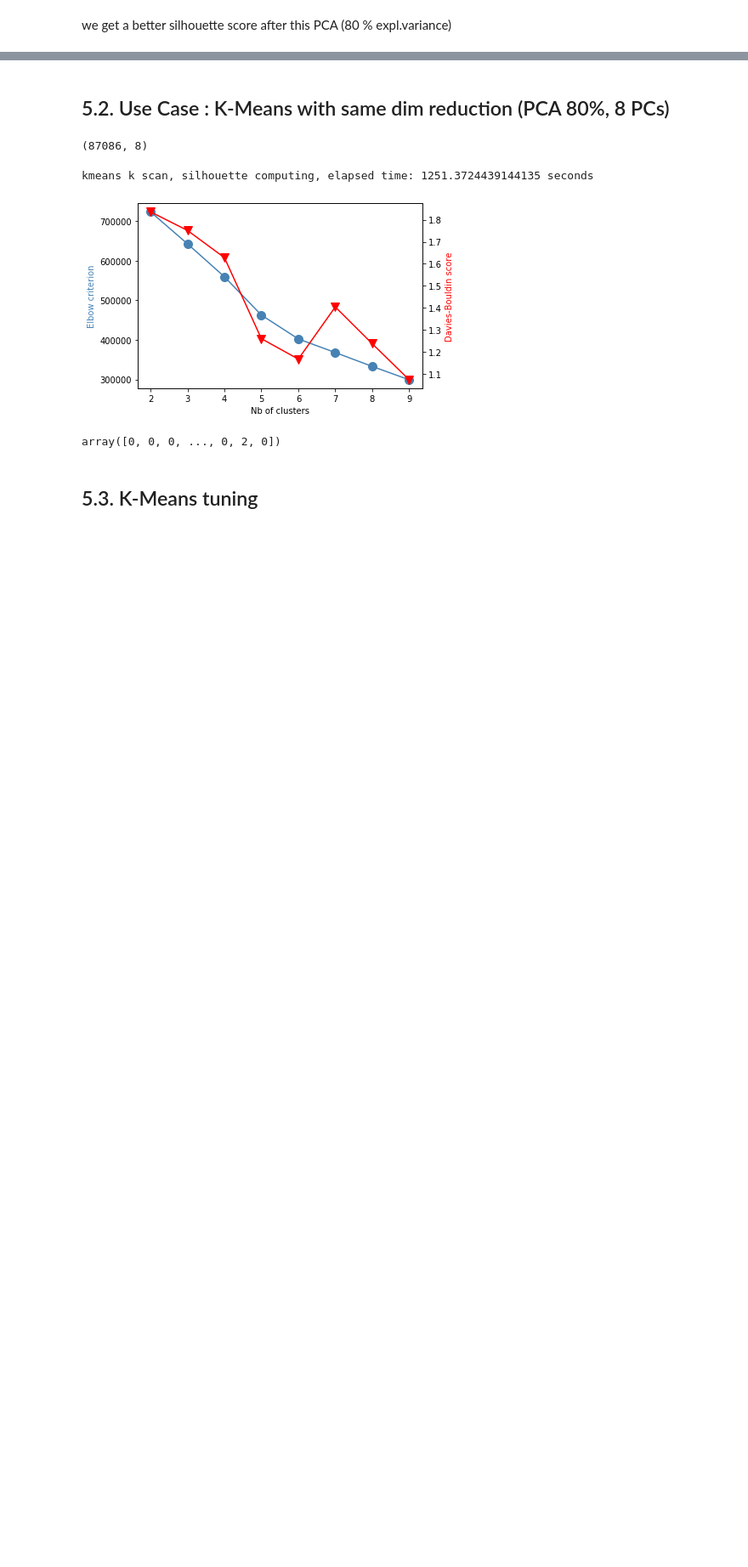
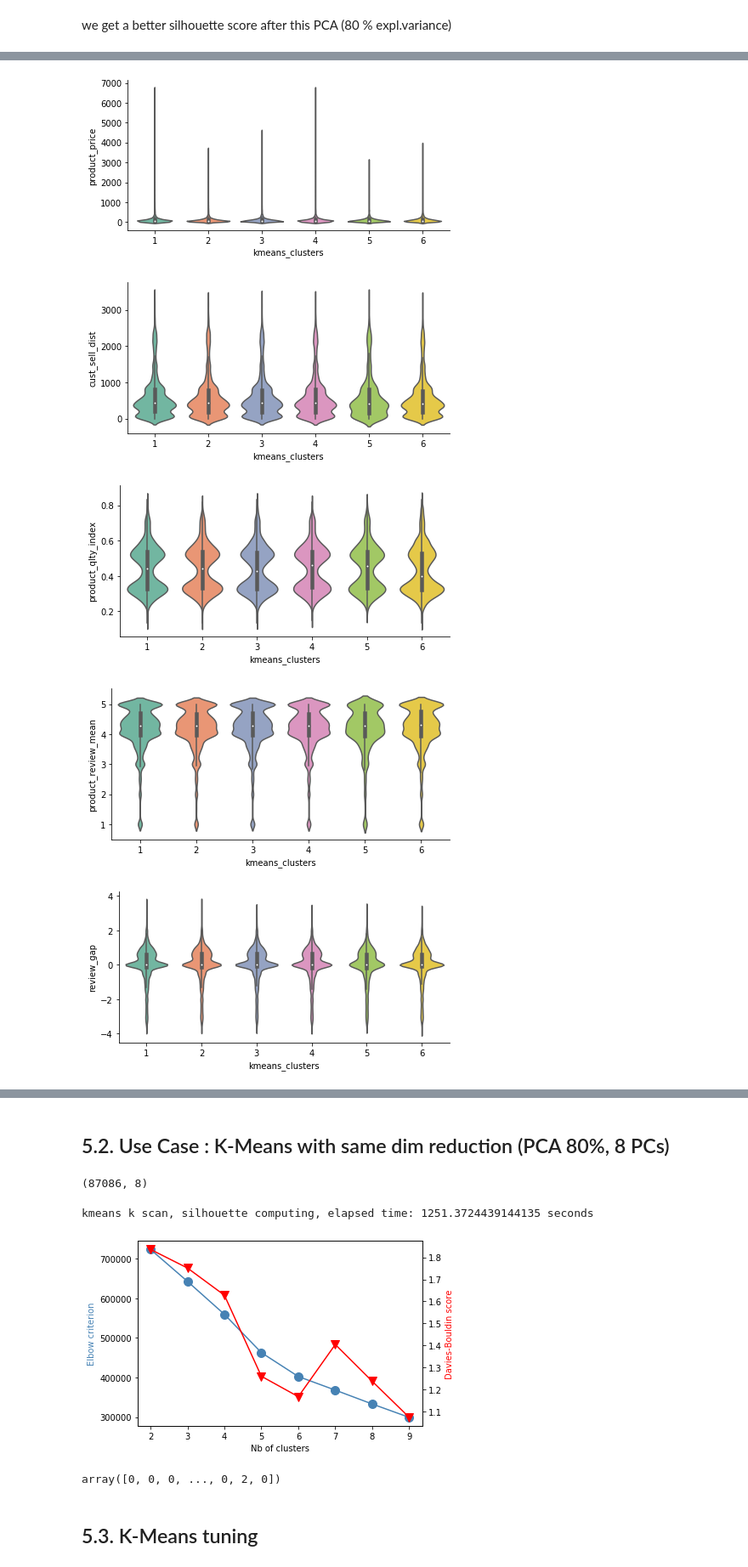
Before and after one commit to EtienneLardeur/P5_CustomerSegmentation, a Jupyter notebook: Olist_O2_Tries.ipynb, the cells around one changed output, grey strips where cells are left out. Shown at 85% size. Drawn from its saved outputs; the diff is of its cells as text; code cells hidden in the pictures; blank space fills up the shorter version.

```diff
--- a/Olist_O2_Tries.ipynb
+++ b/Olist_O2_Tries.ipynb
@@ -720,0 +744,27 @@ we get a better silhouette score after this PCA (80 % expl.variance)
+# %%
+# get back to original data
+kmeans_6k_pca_results = data.copy()
+kmeans_6k_pca_results['kmeans_clusters'] = kmeans_6k_pca_labels
+# %%
+kmeans_6k_pca_results['kmeans_clusters'] = kmeans_6k_pca_results['kmeans_clusters'] + 1
+# %%
+# visualiser les valeurs d'origine par cluster
+for i in ['product_price',
+          'cust_sell_dist',
+          'product_qlty_index',
+          'product_review_mean',
+          'review_gap']:
+    sns.catplot(x='kmeans_clusters',
+                y=i,
+                kind='violin',
+                inner='box',
+                palette='Set2',
+                data=kmeans_6k_pca_results,
+                height=3,
+                aspect=10/5)
+# %% [output]
+[figure, added]
+[figure, added]
+[figure, added]
+[figure, added]
+[figure, added]
```
Also changed, not shown: parts of 43 cells of this notebook.
